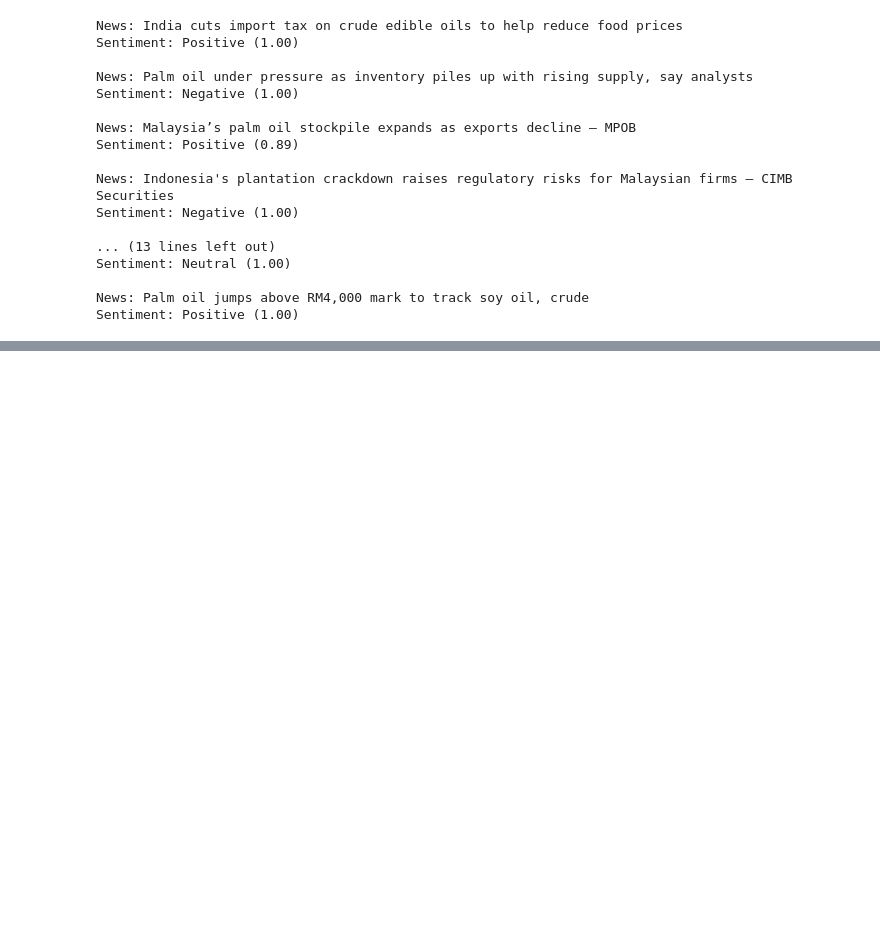
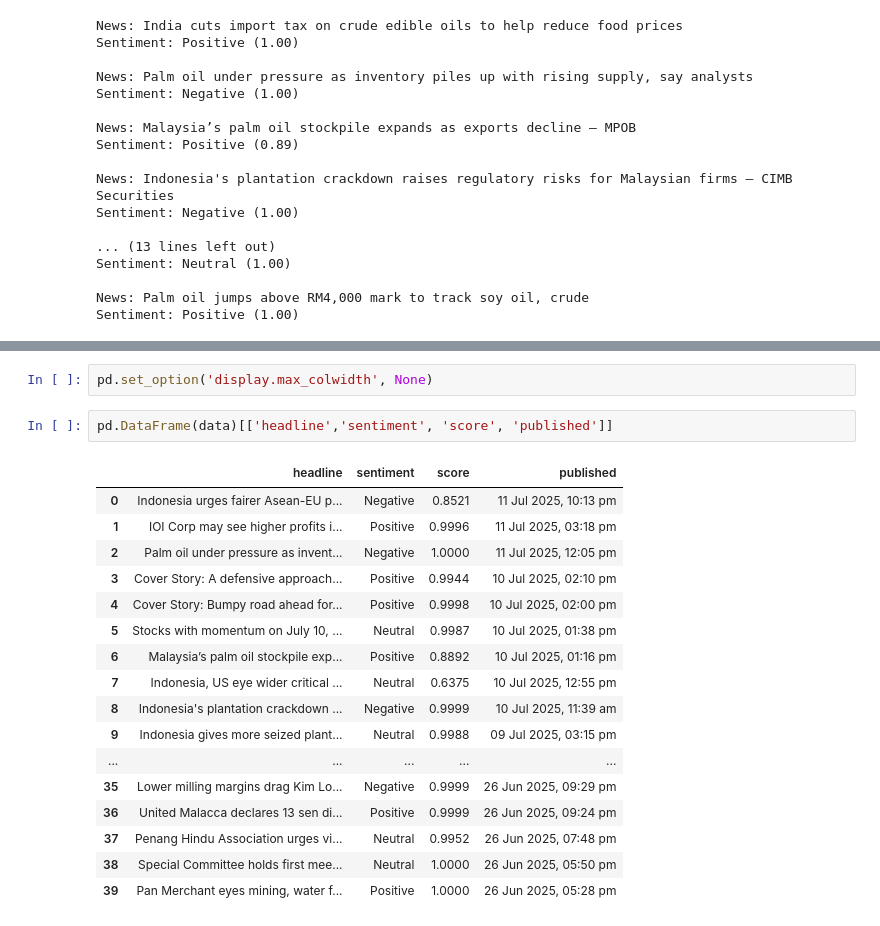
Before and after one commit to derrickgzq/bursa_palmai, a Jupyter notebook: draft.ipynb, the cells around one changed output, grey strips where cells are left out. Cells and saved outputs as stored; diff of their text form; blank space fills up the shorter version.

```diff
--- a/draft.ipynb
+++ b/draft.ipynb
@@ -964,0 +1060,22 @@ Sentiment: Positive (1.00)
+# %%
+pd.set_option('display.max_colwidth', None)
+# %%
+pd.DataFrame(data)[['headline','sentiment', 'score', 'published']]
+# %% [output]
+|  | headline | sentiment | score | published |
+| 0 | Indonesia urges fairer Asean-EU p... | Negative | 0.8521 | 11 Jul 2025, 10:13 pm |
+| 1 | IOI Corp may see higher profits i... | Positive | 0.9996 | 11 Jul 2025, 03:18 pm |
+| 2 | Palm oil under pressure as invent... | Negative | 1.0000 | 11 Jul 2025, 12:05 pm |
+| 3 | Cover Story: A defensive approach... | Positive | 0.9944 | 10 Jul 2025, 02:10 pm |
+| 4 | Cover Story: Bumpy road ahead for... | Positive | 0.9998 | 10 Jul 2025, 02:00 pm |
+| 5 | Stocks with momentum on July 10, ... | Neutral | 0.9987 | 10 Jul 2025, 01:38 pm |
+| 6 | Malaysia’s palm oil stockpile exp... | Positive | 0.8892 | 10 Jul 2025, 01:16 pm |
+| 7 | Indonesia, US eye wider critical ... | Neutral | 0.6375 | 10 Jul 2025, 12:55 pm |
+| 8 | Indonesia's plantation crackdown ... | Negative | 0.9999 | 10 Jul 2025, 11:39 am |
+| 9 | Indonesia gives more seized plant... | Neutral | 0.9988 | 09 Jul 2025, 03:15 pm |
+| ... | ... | ... | ... | ... |
+| 35 | Lower milling margins drag Kim Lo... | Negative | 0.9999 | 26 Jun 2025, 09:29 pm |
+| 36 | United Malacca declares 13 sen di... | Positive | 0.9999 | 26 Jun 2025, 09:24 pm |
+| 37 | Penang Hindu Association urges vi... | Neutral | 0.9952 | 26 Jun 2025, 07:48 pm |
+| 38 | Special Committee holds first mee... | Neutral | 1.0000 | 26 Jun 2025, 05:50 pm |
+| 39 | Pan Merchant eyes mining, water f... | Positive | 1.0000 | 26 Jun 2025, 05:28 pm |
```
Also changed, not shown: parts of 5 cells of this notebook, 45 other files.
